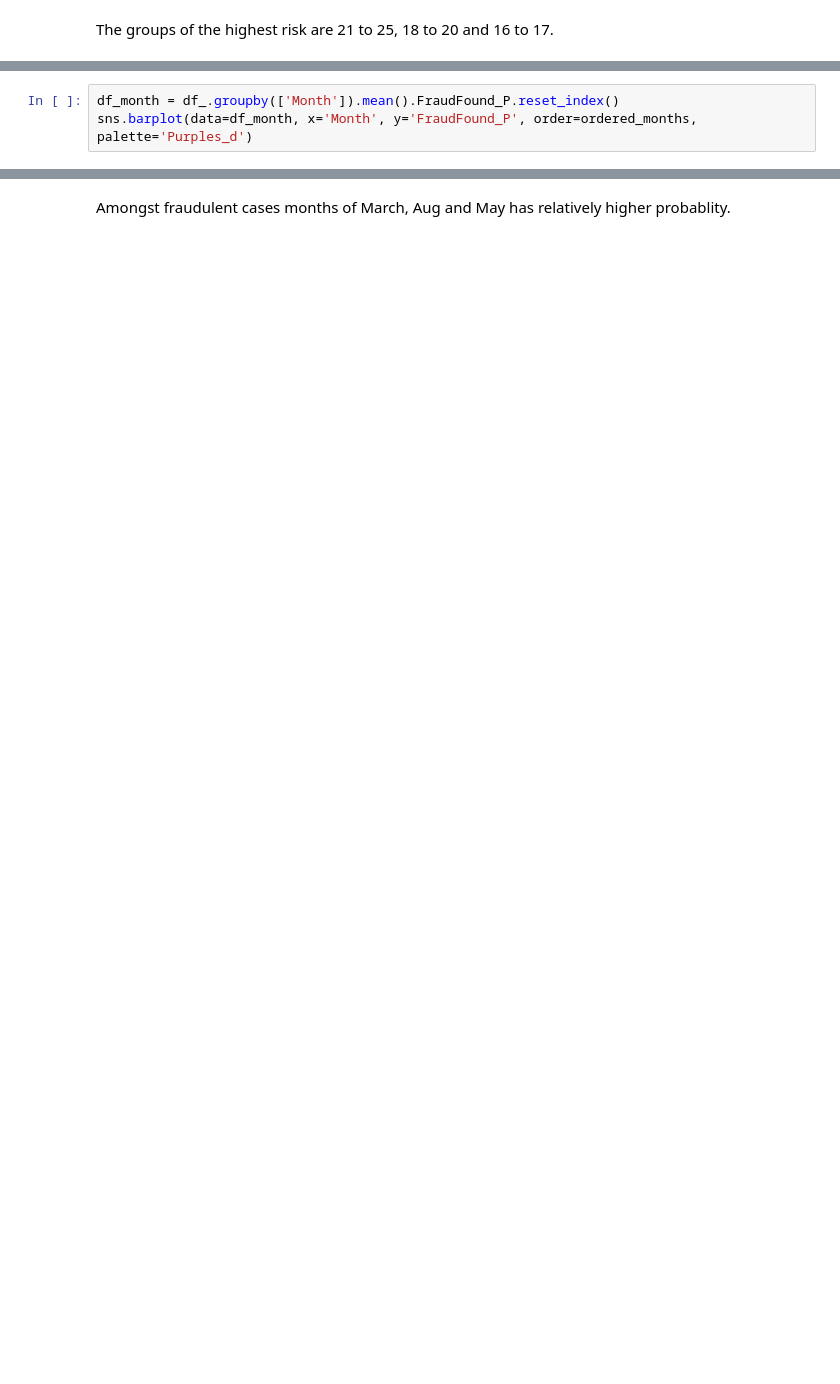
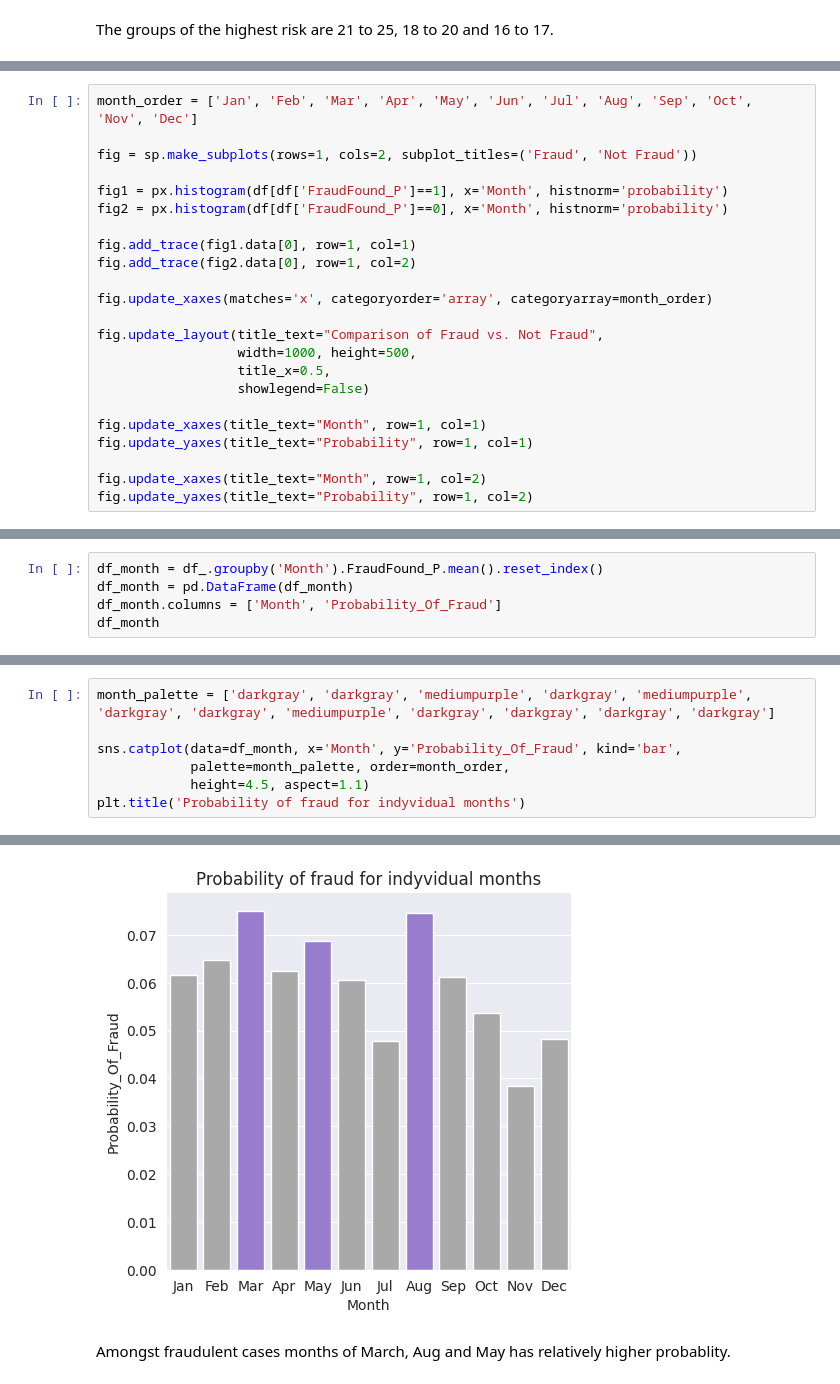
Before and after one commit to aziegert/Vehicle_Insurance_Claim_Fraud_Detection, a Jupyter notebook: Vehicle_Insurance_Claim_Fraud_Detection_v2.ipynb, the cells around one changed output, grey strips where cells are left out. Cells and saved outputs as stored; diff of their text form; blank space fills up the shorter version.

```diff
--- a/Vehicle_Insurance_Claim_Fraud_Detection_v2.ipynb
+++ b/Vehicle_Insurance_Claim_Fraud_Detection_v2.ipynb
@@ -358,0 +199,23 @@ sns.countplot(x='Month',
+# %%
+month_order = ['Jan', 'Feb', 'Mar', 'Apr', 'May', 'Jun', 'Jul', 'Aug', 'Sep', 'Oct', 'Nov', 'Dec']
+
+fig = sp.make_subplots(rows=1, cols=2, subplot_titles=('Fraud', 'Not Fraud'))
+
+fig1 = px.histogram(df[df['FraudFound_P']==1], x='Month', histnorm='probability')
+fig2 = px.histogram(df[df['FraudFound_P']==0], x='Month', histnorm='probability')
+
+fig.add_trace(fig1.data[0], row=1, col=1)
+fig.add_trace(fig2.data[0], row=1, col=2)
+
+fig.update_xaxes(matches='x', categoryorder='array', categoryarray=month_order)
+
+fig.update_layout(title_text="Comparison of Fraud vs. Not Fraud",
+                  width=1000, height=500,
+                  title_x=0.5,
+                  showlegend=False)
+
+fig.update_xaxes(title_text="Month", row=1, col=1)
+fig.update_yaxes(title_text="Probability", row=1, col=1)
+
+fig.update_xaxes(title_text="Month", row=1, col=2)
+fig.update_yaxes(title_text="Probability", row=1, col=2)
@@ -359,4 +224,6 @@ sns.countplot(x='Month',
 # %%
-df_month = df_.groupby(['Month']).mean().FraudFound_P.reset_index()
-sns.barplot(data=df_month, x='Month', y='FraudFound_P', order=ordered_months, palette='Purples_d')
+df_month = df_.groupby('Month').FraudFound_P.mean().reset_index()
+df_month = pd.DataFrame(df_month)
+df_month.columns = ['Month', 'Probability_Of_Fraud']
+df_month
 # %% [output]
@@ -379,0 +243,8 @@ sns.barplot(data=df_month, x='Month', y='FraudFound_P', order=ordered_months, pa
+# %%
+month_palette = ['darkgray', 'darkgray', 'mediumpurple', 'darkgray', 'mediumpurple', 'darkgray', 'darkgray', 'mediumpurple', 'darkgray', 'darkgray', 'darkgray', 'darkgray']
+
+sns.catplot(data=df_month, x='Month', y='Probability_Of_Fraud', kind='bar',
+            palette=month_palette, order=month_order,
+            height=4.5, aspect=1.1)
+plt.title('Probability of fraud for indyvidual months')
+# %% [output]
@@ -380,2 +252,3 @@ sns.barplot(data=df_month, x='Month', y='FraudFound_P', order=ordered_months, pa
+[figure, added]
 # %% [markdown]
 Amongst fraudulent cases months of March, Aug and May has relatively higher probablity.
```
Also changed, not shown: parts of 33 cells of this notebook.
